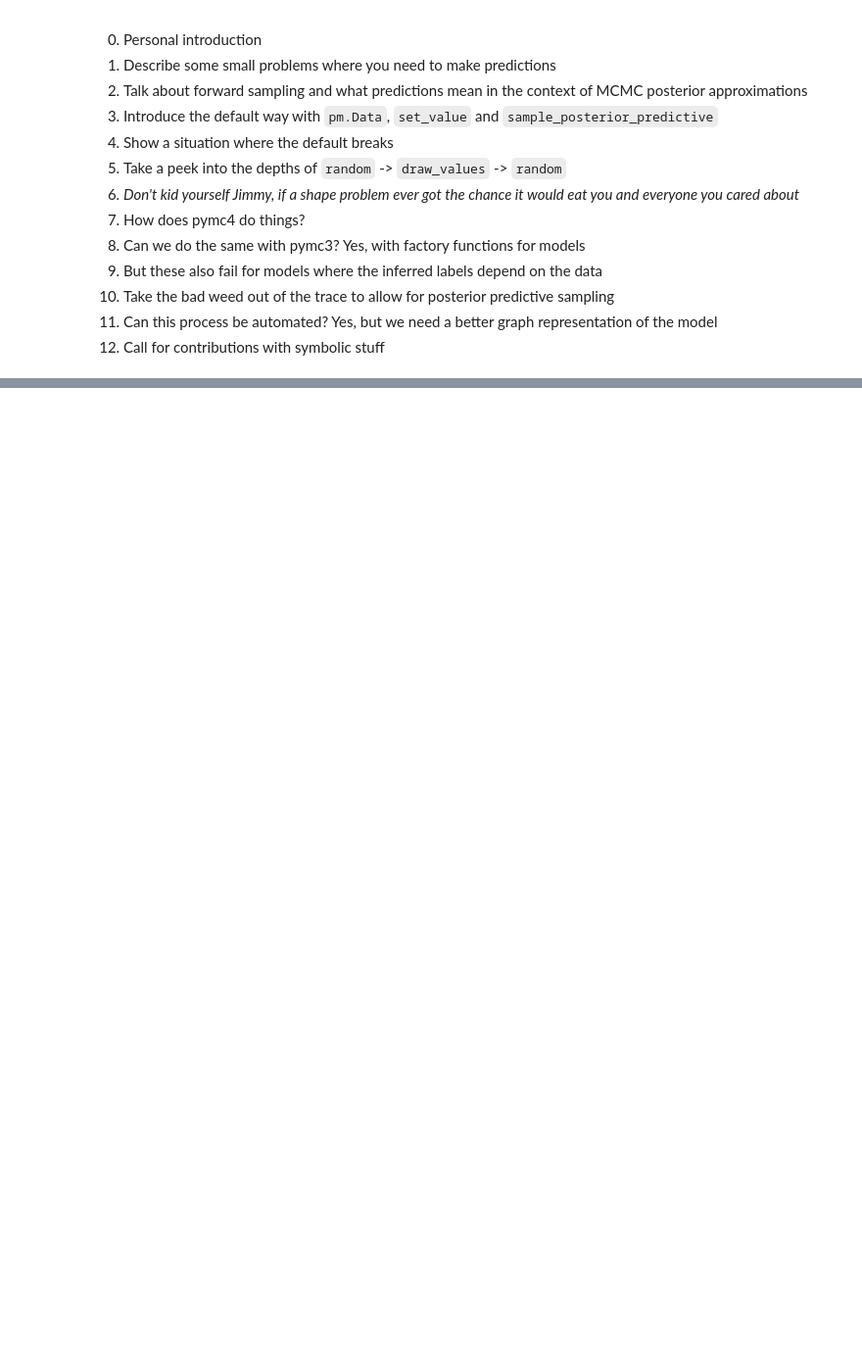
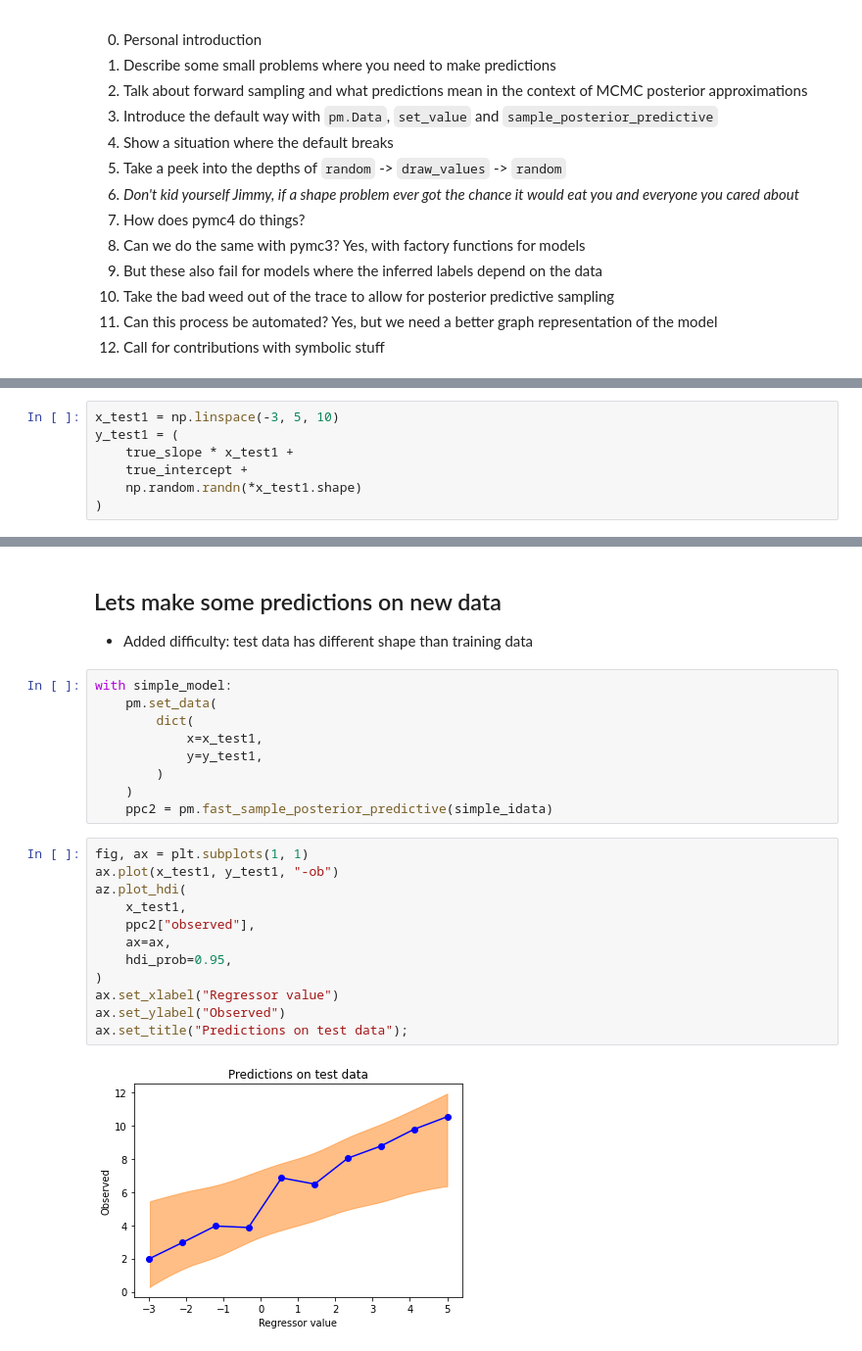
Before and after one commit to lucianopaz/pymcon, a Jupyter notebook: source/Presentation.ipynb, the cells around one changed output, grey strips where cells are left out. Shown at 98% size. Saved outputs shown, nothing was run; the diff lists cells and outputs as text; blank space fills up the shorter version.

```diff
--- a/source/Presentation.ipynb
+++ b/source/Presentation.ipynb
@@ -51,0 +44,7 @@ Slide 3
+# %%
+x_test1 = np.linspace(-3, 5, 10)
+y_test1 = (
+    true_slope * x_test1 +
+    true_intercept +
+    np.random.randn(*x_test1.shape)
+)
@@ -51,0 +92,27 @@ Slide 3
+# %% [markdown]
+## Lets make some predictions on new data
+
+- Added difficulty: test data has different shape than training data
+# %%
+with simple_model:
+    pm.set_data(
+        dict(
+            x=x_test1,
+            y=y_test1,
+        )
+    )
+    ppc2 = pm.fast_sample_posterior_predictive(simple_idata)
+# %%
+fig, ax = plt.subplots(1, 1)
+ax.plot(x_test1, y_test1, "-ob")
+az.plot_hdi(
+    x_test1,
+    ppc2["observed"],
+    ax=ax,
+    hdi_prob=0.95,
+)
+ax.set_xlabel("Regressor value")
+ax.set_ylabel("Observed")
+ax.set_title("Predictions on test data");
+# %% [output]
+[figure, added]
```
Also changed, not shown: parts of 51 cells of this notebook.
